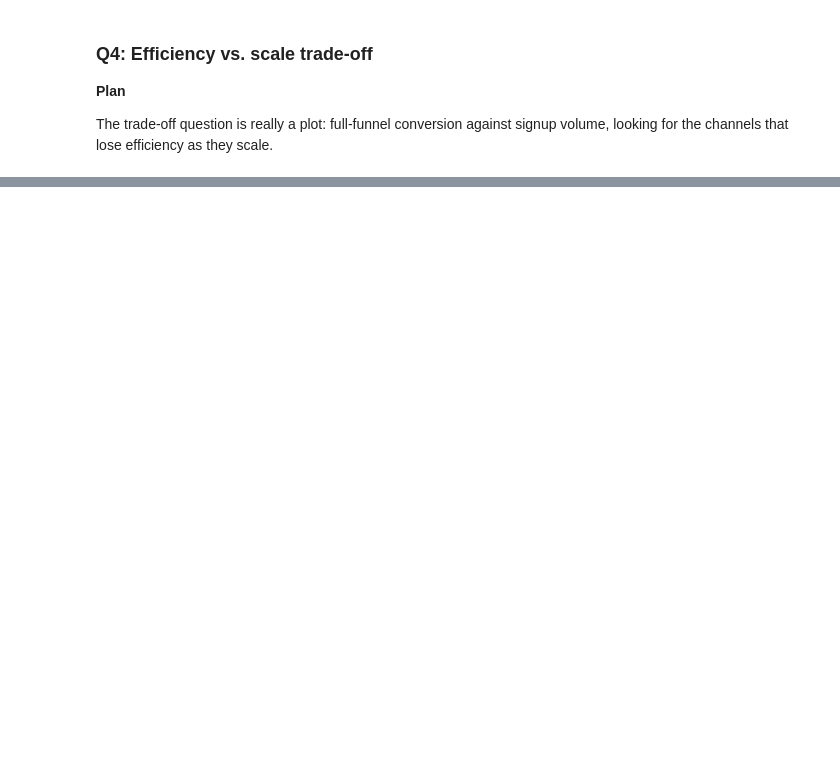
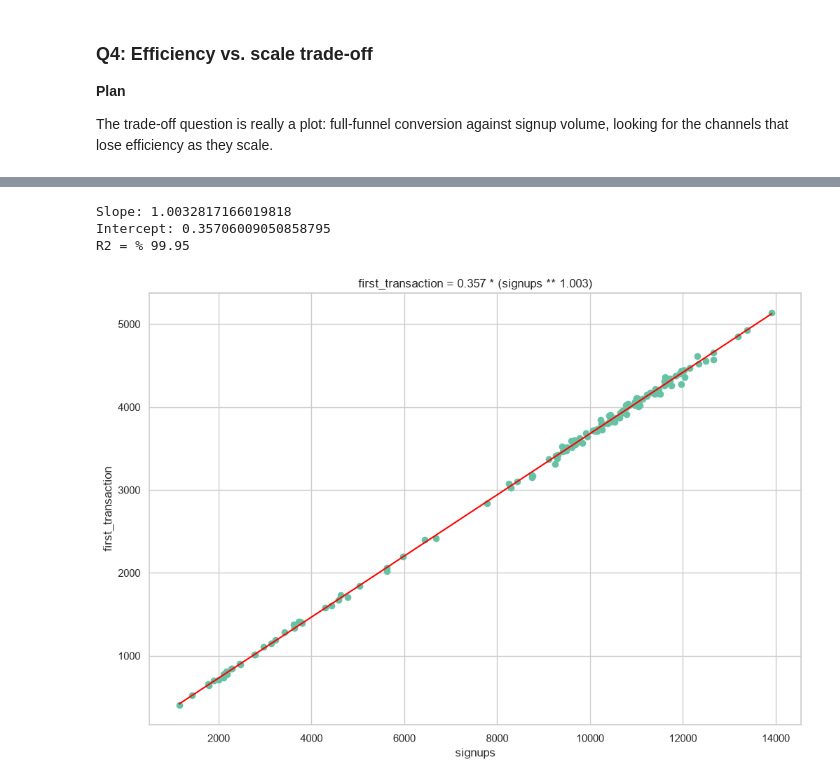
Before and after one commit to korcankomili/n26case, a Jupyter notebook: solutions/task1.ipynb, the cells around one changed output, grey strips where cells are left out. Saved outputs shown, nothing was run; the diff lists cells and outputs as text; code cells hidden in the pictures; blank space fills up the shorter version.

Commit message:
task1 final. added power reg

```diff
--- a/solutions/task1.ipynb
+++ b/solutions/task1.ipynb
@@ -429,0 +508,10 @@ plt.show()
+# %%
+# Prepare data for regression
+data = df.groupby(['marketing_channel', 'quarter_year'])[['signups', 'first_transaction']].sum().reset_index()
+
+intercept, slope, r2 = power_regression(data, x_axis='signups', y_axis='first_transaction')
+# %% [output]
+Slope: 1.0032817166019818
+Intercept: 0.35706009050858795
+R2 = % 99.95
+[figure, added]
```
Also changed, not shown: parts of 17 cells of this notebook.
